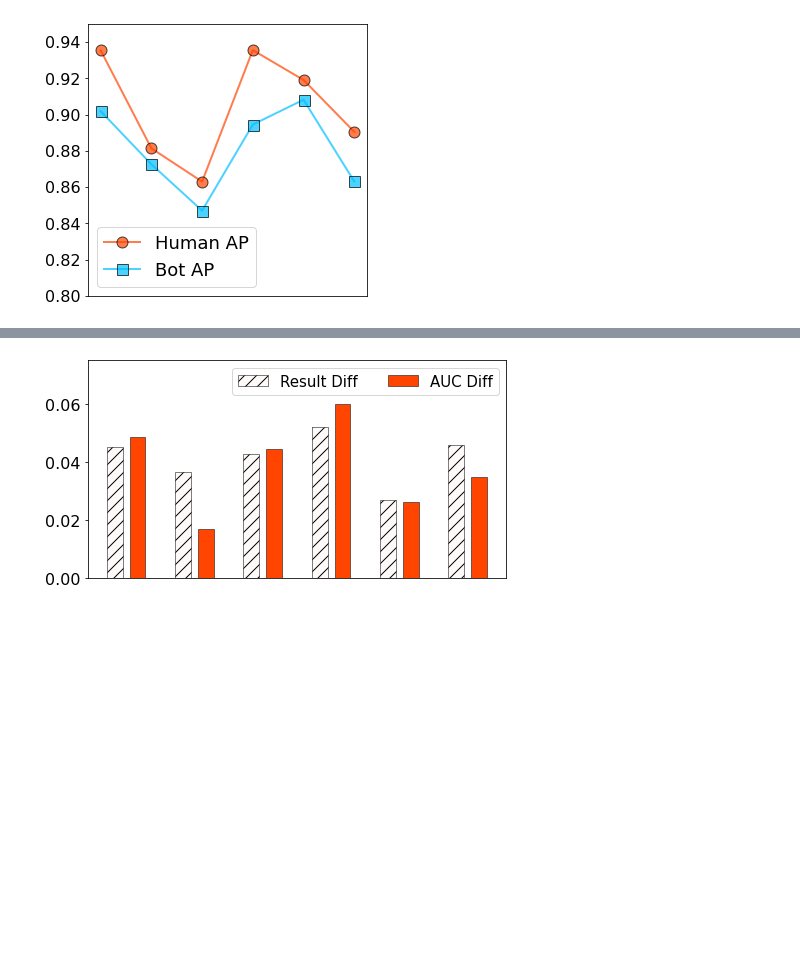
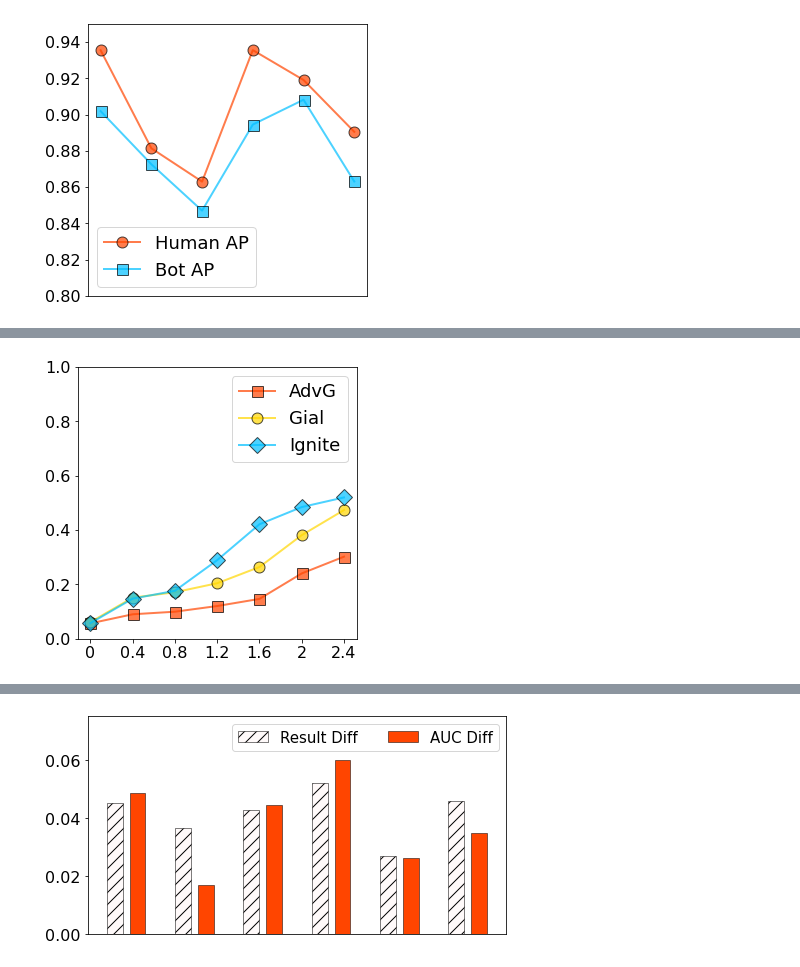
Before and after one commit to ZaccWu/botImpact, a Jupyter notebook: result_vis.ipynb, the cells around one changed output, grey strips where cells are left out. Saved outputs shown, nothing was run; the diff lists cells and outputs as text; code cells hidden in the pictures; blank space fills up the shorter version.

```diff
--- a/result_vis.ipynb
+++ b/result_vis.ipynb
@@ -51,0 +114,22 @@ plt.show()
+# %%
+# homophily influence: ePEHE, highdu
+plt.figure(figsize=(5,5))
+
+label = ['0','0.4','0.8','1.2','1.6','2','2.4']
+epeheAdvG = [0.0568, 0.0902, 0.0997, 0.1206, 0.1468, 0.2405, 0.3022]
+epeheGial = [0.0613, 0.1513, 0.1713, 0.2044, 0.2641, 0.3813, 0.4737]
+epeheIgnite = [0.0576, 0.1477, 0.1766, 0.2894, 0.4214, 0.4847, 0.5201]
+
+plt.errorbar(label, epeheAdvG, label='AdvG', alpha=0.7, linewidth = 2, marker = 's', elinewidth=0.5, capsize=1, capthick=2, ms=11, mec='black',
+             color='orangered', zorder=2)
+plt.errorbar(label, epeheGial, label='Gial', alpha=0.7, linewidth = 2, marker = 'o', elinewidth=0.5, capsize=1, capthick=2, ms=11, mec='black',
+             color='gold', zorder=2)
+plt.errorbar(label, epeheIgnite, label='Ignite', alpha=0.7, linewidth = 2, marker = 'D', elinewidth=0.5, capsize=1, capthick=2, ms=11, mec='black',
+             color='deepskyblue', zorder=2)
+plt.ylim(0, 1)
+plt.tick_params(labelsize=16)
+plt.legend(fontsize=18)
+plt.savefig('sen_bZpehe_highdu.jpg', bbox_inches = 'tight', dpi=500)
+plt.show()
+# %% [output]
+[figure, added]
```
Also changed, not shown: parts of 11 cells of this notebook, 24 other files.
